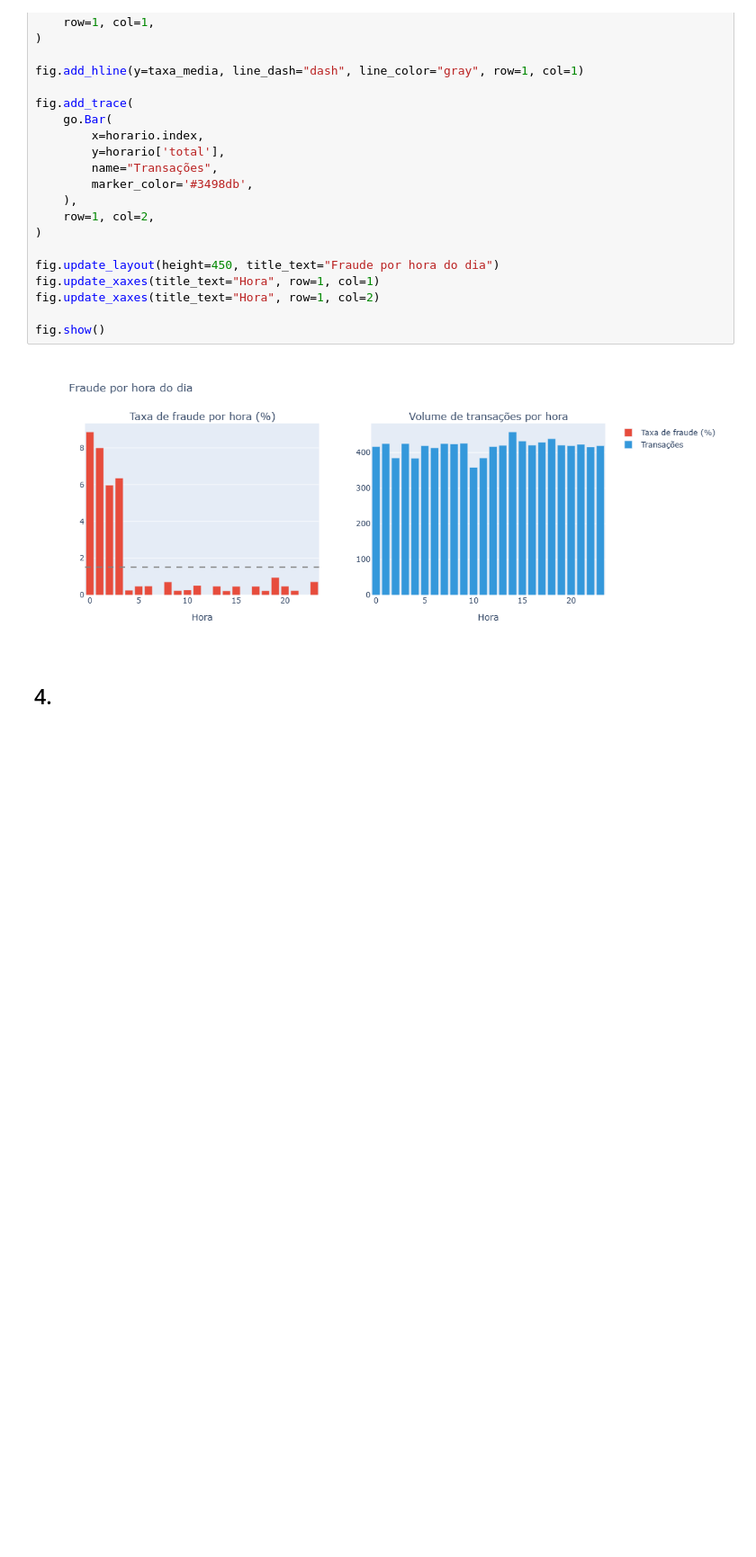
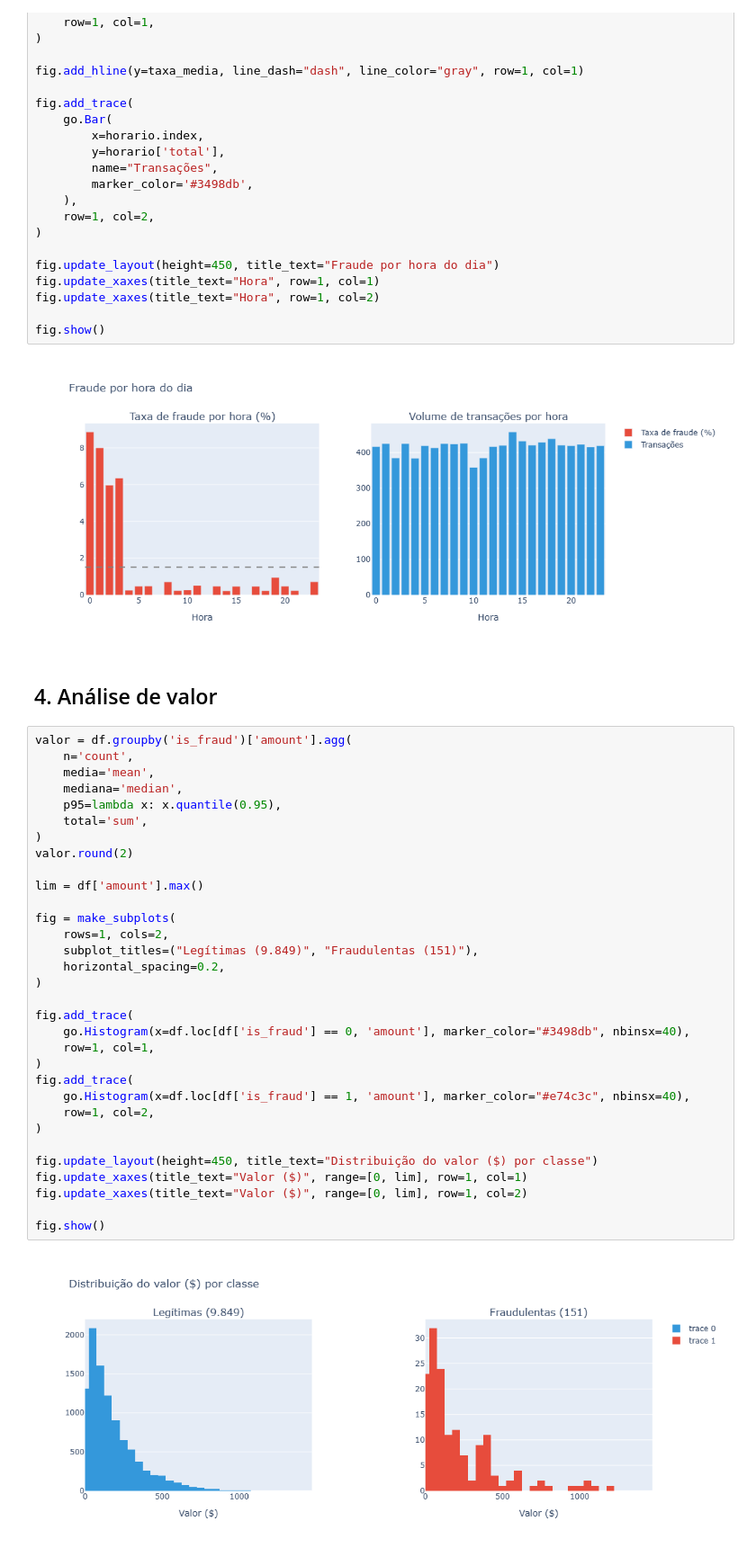
Before and after one commit to victorxavier01/EDA, a Jupyter notebook: 04-credit-card-fraud/eda_credit_fraud.ipynb, the cells around one changed output. Shown at 90% size. Saved outputs shown, nothing was run; the diff lists cells and outputs as text; blank space fills up the shorter version.

Commit message:
add analise por valor

```diff
--- a/04-credit-card-fraud/eda_credit_fraud.ipynb
+++ b/04-credit-card-fraud/eda_credit_fraud.ipynb
@@ -180,6 +180,40 @@ fig.show()
 # %% [output]
 [figure]
 # %% [markdown]
-<div id=""></div>
+<div id="valor"></div>
 
-## 4.
+## 4. Análise de valor
+# %%
+valor = df.groupby('is_fraud')['amount'].agg(
+    n='count',
+    media='mean',
+    mediana='median',
+    p95=lambda x: x.quantile(0.95),
+    total='sum',
+)
+valor.round(2)
+
+lim = df['amount'].max()
+
+fig = make_subplots(
+    rows=1, cols=2,
+    subplot_titles=("Legítimas (9.849)", "Fraudulentas (151)"),
+    horizontal_spacing=0.2,
+)
+
+fig.add_trace(
+    go.Histogram(x=df.loc[df['is_fraud'] == 0, 'amount'], marker_color="#3498db", nbinsx=40),
+    row=1, col=1,
+)
+fig.add_trace(
+    go.Histogram(x=df.loc[df['is_fraud'] == 1, 'amount'], marker_color="#e74c3c", nbinsx=40),
+    row=1, col=2,
+)
+
+fig.update_layout(height=450, title_text="Distribuição do valor ($) por classe")
+fig.update_xaxes(title_text="Valor ($)", range=[0, lim], row=1, col=1)
+fig.update_xaxes(title_text="Valor ($)", range=[0, lim], row=1, col=2)
+
+fig.show()
+# %% [output]
+[figure, added]
```
Also changed, not shown: parts of 1 cell of this notebook.
